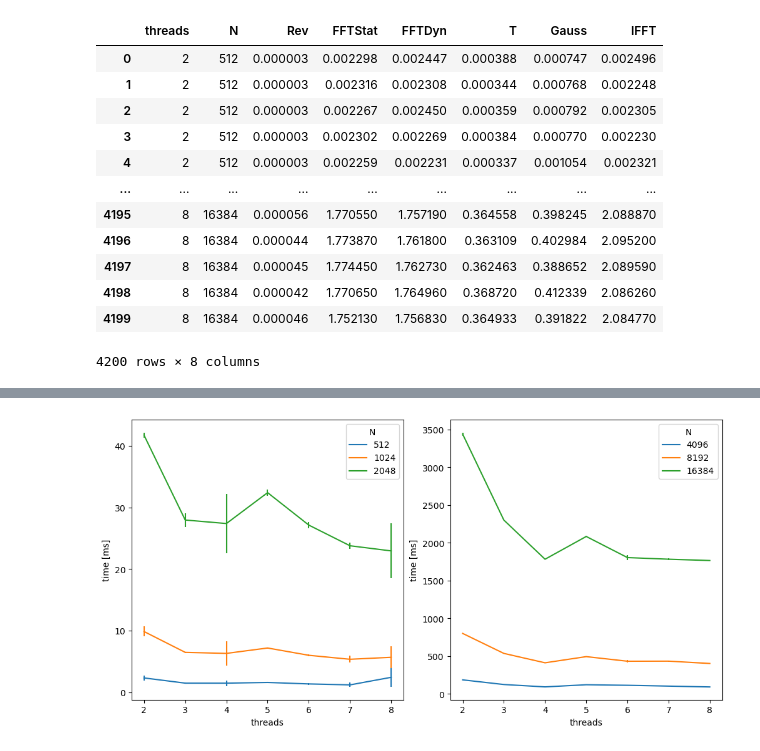
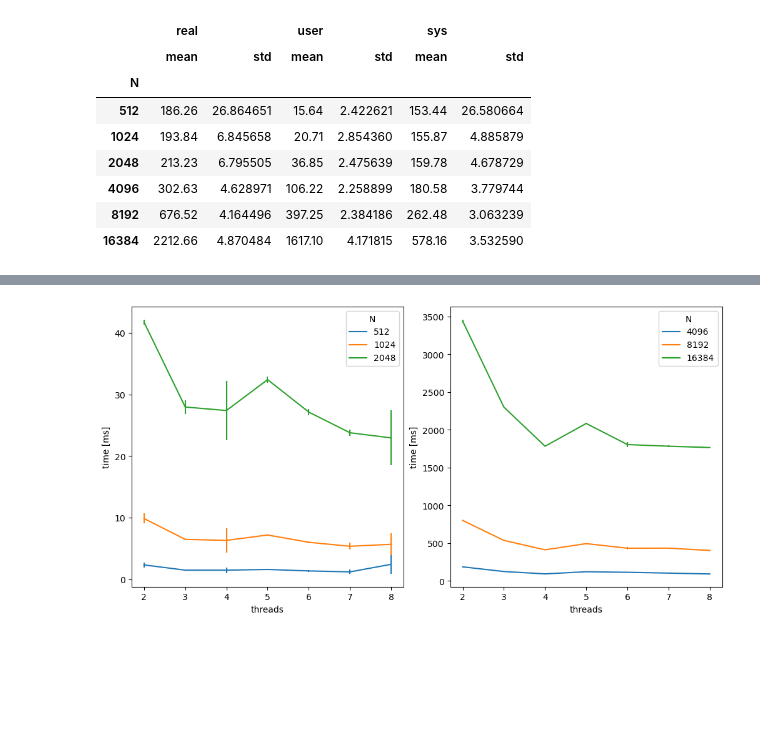
Before and after one commit to GioMai24/Speed-of-Light-FFT, a Jupyter notebook: visualization.ipynb, the cells around one changed output, grey strips where cells are left out. Cells and saved outputs as stored; diff of their text form; code cells hidden in the pictures; blank space fills up the shorter version.

Commit message:
benching cuda, merged better centering

```diff
--- a/visualization.ipynb
+++ b/visualization.ipynb
@@ -4,20 +4,18 @@ import matplotlib.pyplot as plt
 # %%
 data = pd.read_csv("logs/OMP/RevFftstatandDynTGaussIfft.csv", sep=' ', header=0)
 # %%
+data = pd.read_csv("logs/cuda/finalSetup/times.csv", sep=' ', header=None, names=["N", "real", "user", "sys"])
+data.groupby('N').agg(["mean", "std"])*1000
 # %% [output]
-|  | threads | N | Rev | FFTStat | FFTDyn | T | Gauss | IFFT |
-| 0 | 2 | 512 | 0.000003 | 0.002298 | 0.002447 | 0.000388 | 0.000747 | 0.002496 |
-| 1 | 2 | 512 | 0.000003 | 0.002316 | 0.002308 | 0.000344 | 0.000768 | 0.002248 |
-| 2 | 2 | 512 | 0.000003 | 0.002267 | 0.002450 | 0.000359 | 0.000792 | 0.002305 |
-| 3 | 2 | 512 | 0.000003 | 0.002302 | 0.002269 | 0.000384 | 0.000770 | 0.002230 |
-| 4 | 2 | 512 | 0.000003 | 0.002259 | 0.002231 | 0.000337 | 0.001054 | 0.002321 |
-| ... | ... | ... | ... | ... | ... | ... | ... | ... |
-| 4195 | 8 | 16384 | 0.000056 | 1.770550 | 1.757190 | 0.364558 | 0.398245 | 2.088870 |
-| 4196 | 8 | 16384 | 0.000044 | 1.773870 | 1.761800 | 0.363109 | 0.402984 | 2.095200 |
-| 4197 | 8 | 16384 | 0.000045 | 1.774450 | 1.762730 | 0.362463 | 0.388652 | 2.089590 |
-| 4198 | 8 | 16384 | 0.000042 | 1.770650 | 1.764960 | 0.368720 | 0.412339 | 2.086260 |
-| 4199 | 8 | 16384 | 0.000046 | 1.752130 | 1.756830 | 0.364933 | 0.391822 | 2.084770 |
+|  | real |  | user |  | sys |  |
+|  | mean | std | mean | std | mean | std |
+| N |  |  |  |  |  |  |
+| 512 | 186.26 | 26.864651 | 15.64 | 2.422621 | 153.44 | 26.580664 |
+| 1024 | 193.84 | 6.845658 | 20.71 | 2.854360 | 155.87 | 4.885879 |
+| 2048 | 213.23 | 6.795505 | 36.85 | 2.475639 | 159.78 | 4.678729 |
+| 4096 | 302.63 | 4.628971 | 106.22 | 2.258899 | 180.58 | 3.779744 |
+| 8192 | 676.52 | 4.164496 | 397.25 | 2.384186 | 262.48 | 3.063239 |
+| 16384 | 2212.66 | 4.870484 | 1617.10 | 4.171815 | 578.16 | 3.532590 |
-4200 rows × 8 columns
 # %%
 statDyn["FFTDyn"].unstack()
 # %% [output]
```
Also changed, not shown: 4 other files.
